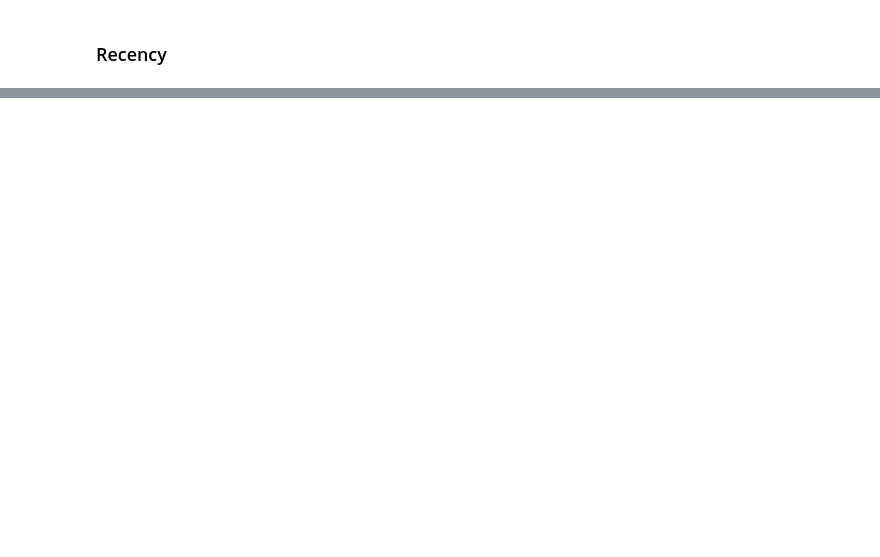
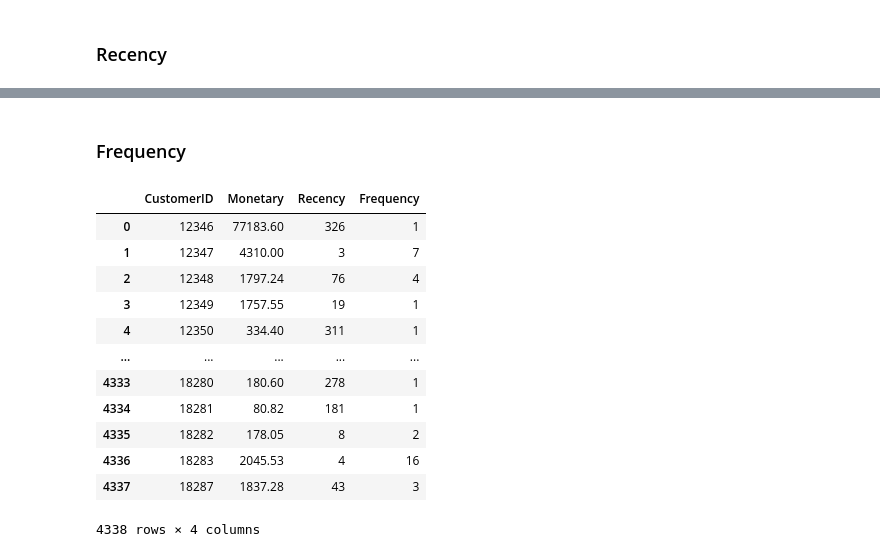
Before and after one commit to Aymanemjj/ML_Classification_of_clients, a Jupyter notebook: notebooks/main.ipynb, the cells around one changed output, grey strips where cells are left out. Cells and saved outputs as stored; diff of their text form; code cells hidden in the pictures; blank space fills up the shorter version.

```diff
--- a/notebooks/main.ipynb
+++ b/notebooks/main.ipynb
@@ -106,0 +137,20 @@ RFM
+# %% [markdown]
+### Frequency
+# %%
+frequency = df.groupby("CustomerID")["InvoiceNo"].nunique()
+RFM["Frequency"] = RFM["CustomerID"].map(frequency)
+RFM
+# %% [output]
+|  | CustomerID | Monetary | Recency | Frequency |
+| 0 | 12346 | 77183.60 | 326 | 1 |
+| 1 | 12347 | 4310.00 | 3 | 7 |
+| 2 | 12348 | 1797.24 | 76 | 4 |
+| 3 | 12349 | 1757.55 | 19 | 1 |
+| 4 | 12350 | 334.40 | 311 | 1 |
+| ... | ... | ... | ... | ... |
+| 4333 | 18280 | 180.60 | 278 | 1 |
+| 4334 | 18281 | 80.82 | 181 | 1 |
+| 4335 | 18282 | 178.05 | 8 | 2 |
+| 4336 | 18283 | 2045.53 | 4 | 16 |
+| 4337 | 18287 | 1837.28 | 43 | 3 |
+4338 rows × 4 columns
```
Also changed, not shown: parts of 7 cells of this notebook.
